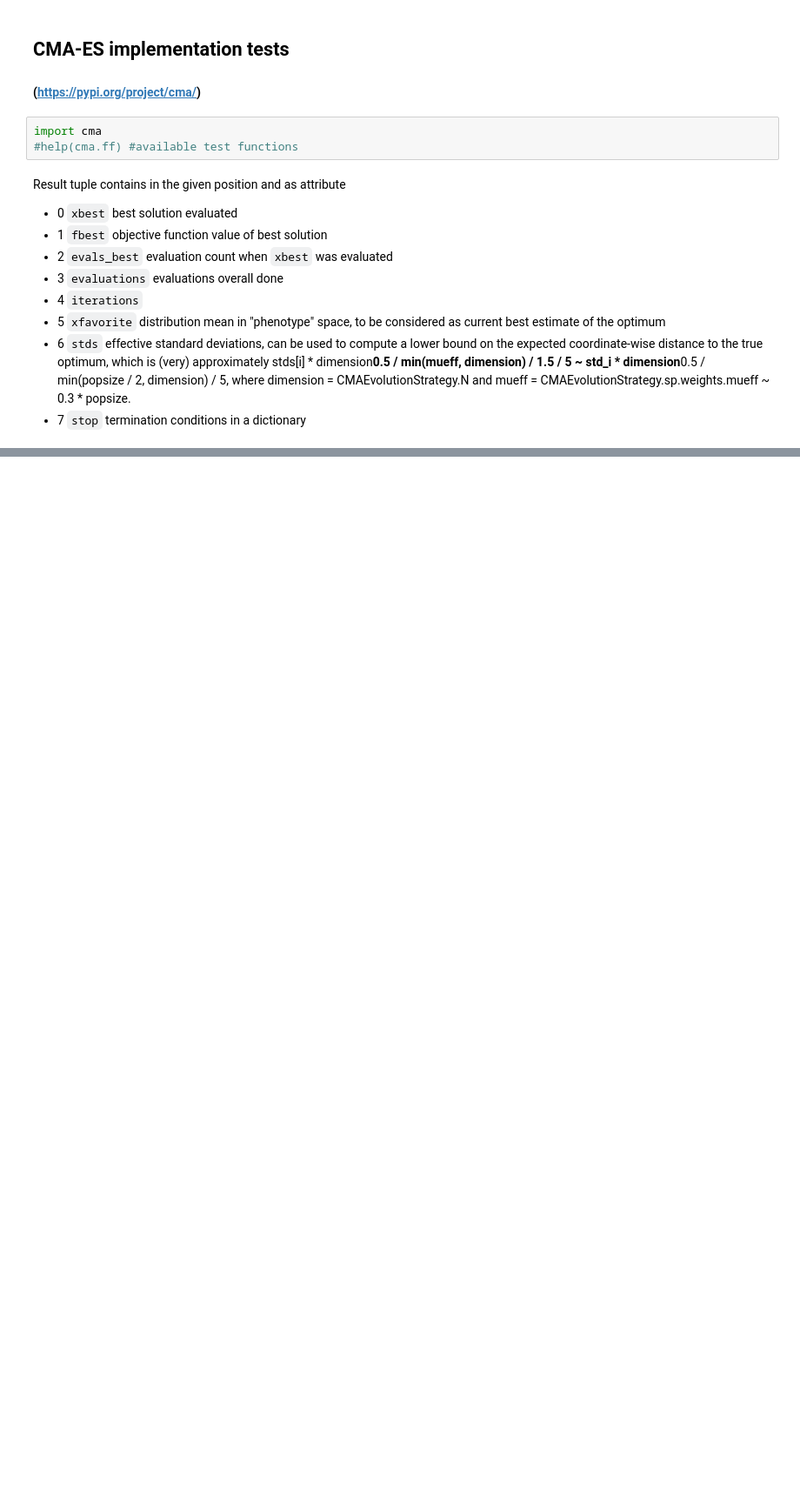
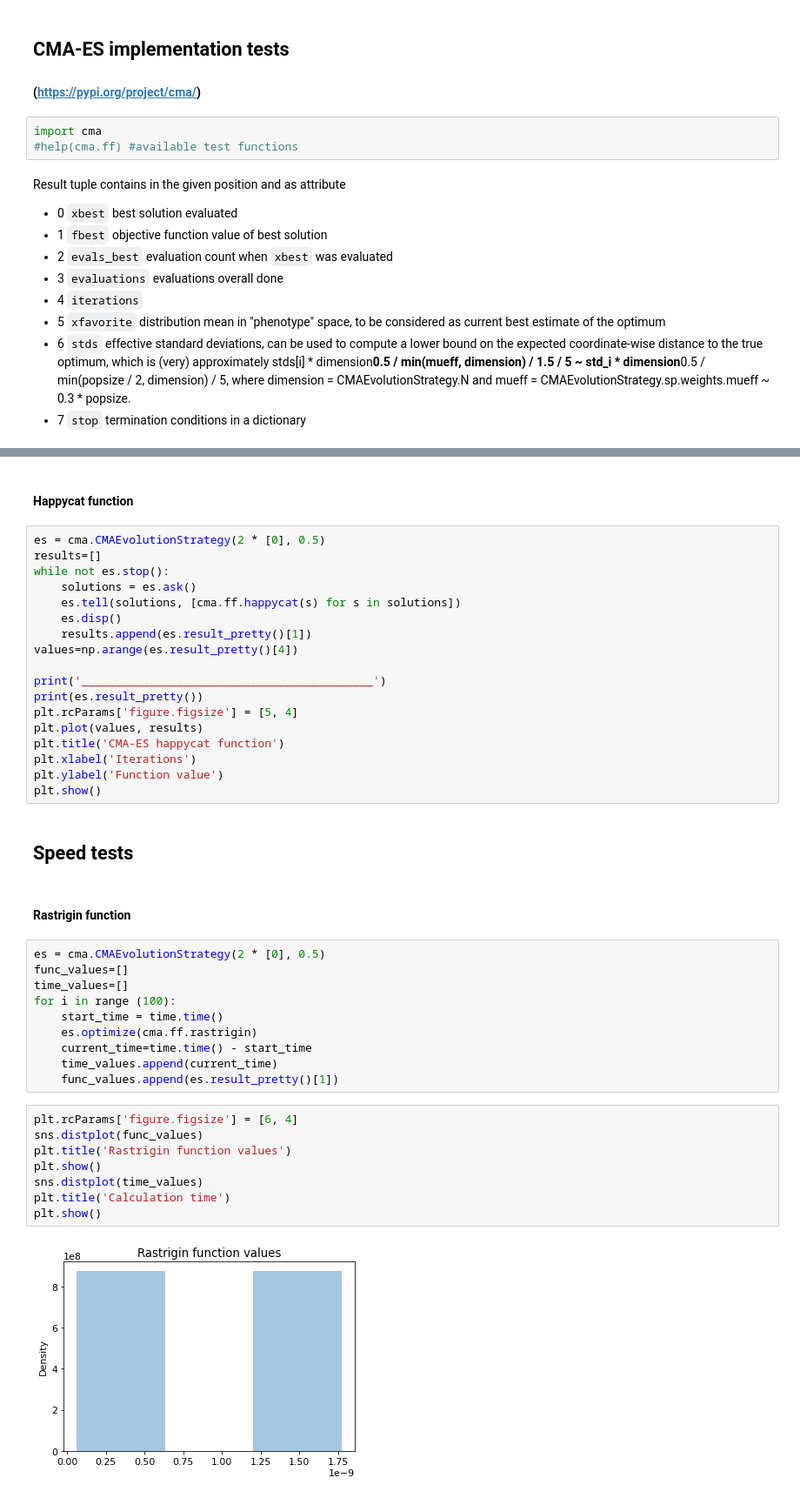
Before and after one commit to ChrisLisbon/ITMO_master_degree_classes, a Jupyter notebook: Optimization_methods/CMA-ES_report.ipynb, the cells around one changed output, grey strips where cells are left out. Shown at 87% size. Saved outputs shown, nothing was run; the diff lists cells and outputs as text; blank space fills up the shorter version.

```diff
--- a/Optimization_methods/CMA-ES_report.ipynb
+++ b/Optimization_methods/CMA-ES_report.ipynb
@@ -108,0 +127,44 @@ Iterations:
+# %% [markdown]
+#### Happycat function
+# %%
+es = cma.CMAEvolutionStrategy(2 * [0], 0.5)
+results=[]
+while not es.stop():
+    solutions = es.ask()
+    es.tell(solutions, [cma.ff.happycat(s) for s in solutions])
+    es.disp()
+    results.append(es.result_pretty()[1])
+values=np.arange(es.result_pretty()[4])
+
+print('___________________________________________')
+print(es.result_pretty())
+plt.rcParams['figure.figsize'] = [5, 4]
+plt.plot(values, results)
+plt.title('CMA-ES happycat function')
+plt.xlabel('Iterations')
+plt.ylabel('Function value')
+plt.show()
+# %% [markdown]
+## Speed tests
+# %% [markdown]
+#### Rastrigin function
+# %%
+es = cma.CMAEvolutionStrategy(2 * [0], 0.5)
+func_values=[]
+time_values=[]
+for i in range (100):
+    start_time = time.time()
+    es.optimize(cma.ff.rastrigin)
+    current_time=time.time() - start_time
+    time_values.append(current_time)
+    func_values.append(es.result_pretty()[1])
+# %%
+plt.rcParams['figure.figsize'] = [6, 4]
+sns.distplot(func_values)
+plt.title('Rastrigin function values')
+plt.show()
+sns.distplot(time_values)
+plt.title('Calculation time')
+plt.show()
+# %% [output]
+[figure, added]
```
Also changed, not shown: parts of 44 cells of this notebook.
